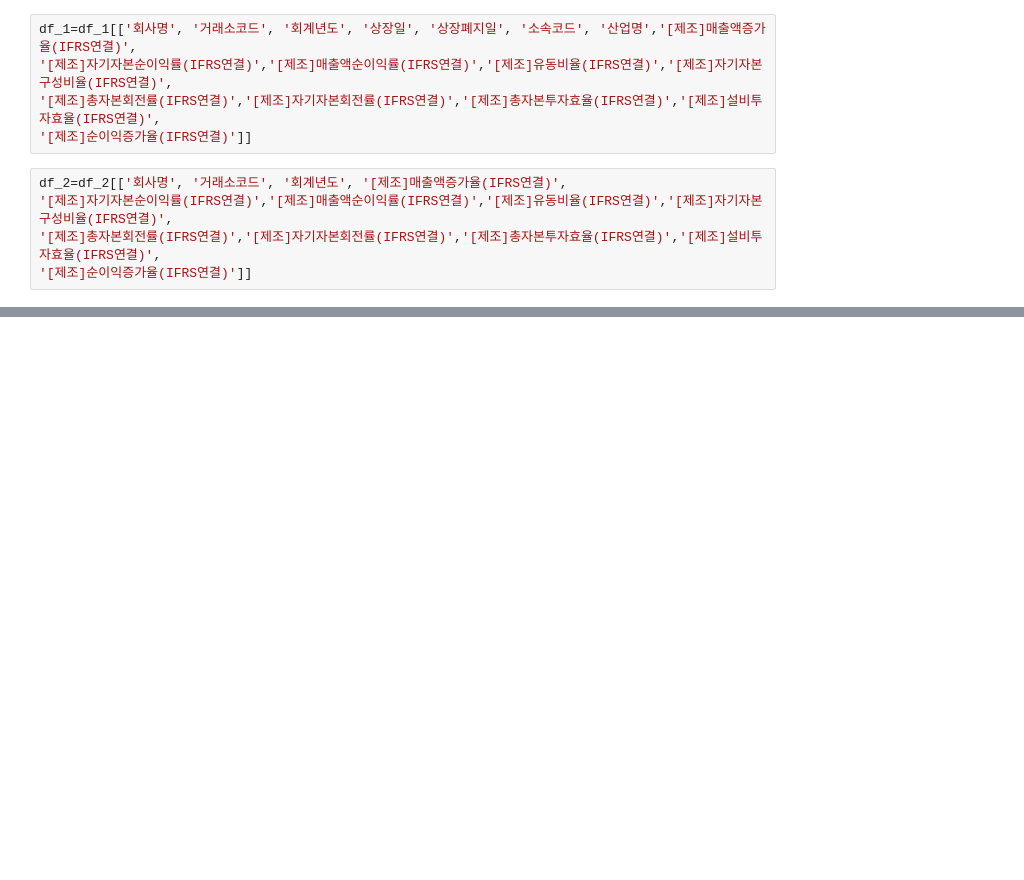
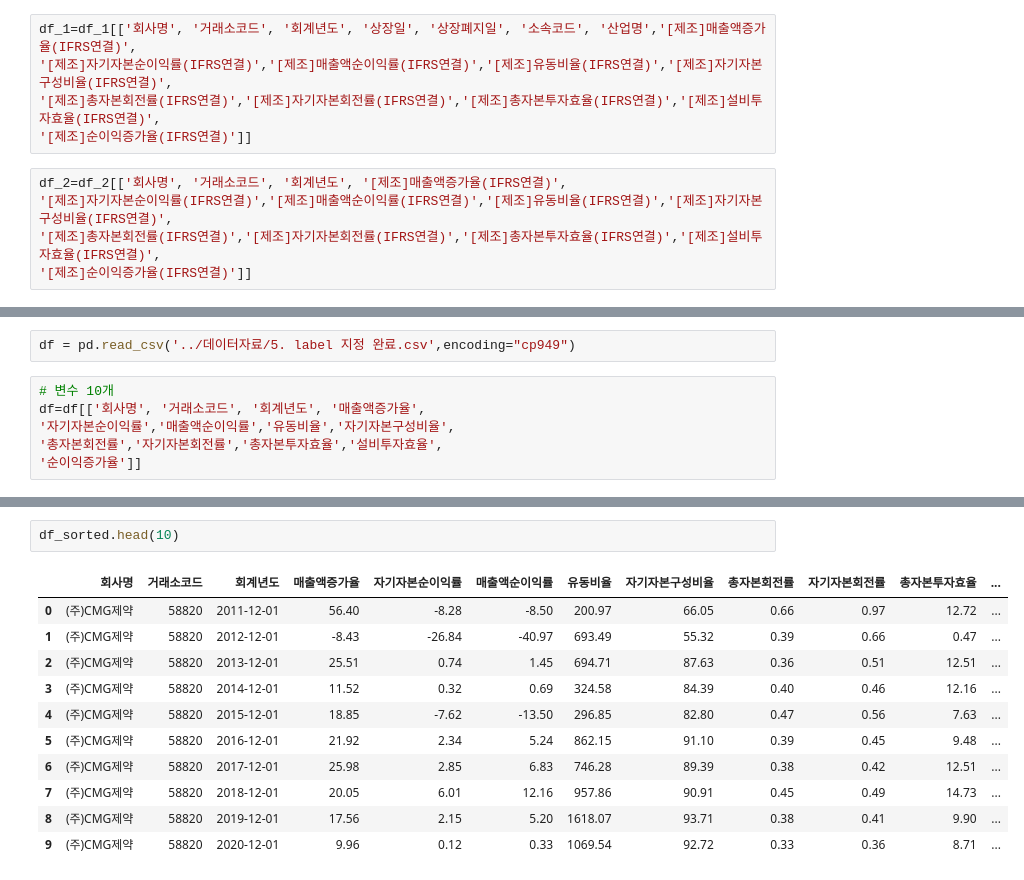
Before and after one commit to Il1Il1IllI1I/scorpion, a Jupyter notebook: clone/Joo.ipynb, the cells around one changed output, grey strips where cells are left out. Saved outputs shown, nothing was run; the diff lists cells and outputs as text; blank space fills up the shorter version.

```diff
--- a/clone/Joo.ipynb
+++ b/clone/Joo.ipynb
@@ -138,0 +129,8 @@ memory usage: 1.9+ MB
+# %%
+df = pd.read_csv('../데이터자료/5. label 지정 완료.csv',encoding="cp949")
+# %%
+# 변수 10개
+df=df[['회사명', '거래소코드', '회계년도', '매출액증가율',
+'자기자본순이익률','매출액순이익률','유동비율','자기자본구성비율',
+'총자본회전률','자기자본회전률','총자본투자효율','설비투자효율',
+'순이익증가율']]
@@ -138,0 +206,14 @@ memory usage: 1.9+ MB
+# %%
+df_sorted.head(10)
+# %% [output]
+|  | 회사명 | 거래소코드 | 회계년도 | 매출액증가율 | 자기자본순이익률 | 매출액순이익률 | 유동비율 | 자기자본구성비율 | 총자본회전률 | 자기자본회전률 | 총자본투자효율 | ... |
+| 0 | (주)CMG제약 | 58820 | 2011-12-01 | 56.40 | -8.28 | -8.50 | 200.97 | 66.05 | 0.66 | 0.97 | 12.72 | ... |
+| 1 | (주)CMG제약 | 58820 | 2012-12-01 | -8.43 | -26.84 | -40.97 | 693.49 | 55.32 | 0.39 | 0.66 | 0.47 | ... |
+| 2 | (주)CMG제약 | 58820 | 2013-12-01 | 25.51 | 0.74 | 1.45 | 694.71 | 87.63 | 0.36 | 0.51 | 12.51 | ... |
+| 3 | (주)CMG제약 | 58820 | 2014-12-01 | 11.52 | 0.32 | 0.69 | 324.58 | 84.39 | 0.40 | 0.46 | 12.16 | ... |
+| 4 | (주)CMG제약 | 58820 | 2015-12-01 | 18.85 | -7.62 | -13.50 | 296.85 | 82.80 | 0.47 | 0.56 | 7.63 | ... |
+| 5 | (주)CMG제약 | 58820 | 2016-12-01 | 21.92 | 2.34 | 5.24 | 862.15 | 91.10 | 0.39 | 0.45 | 9.48 | ... |
+| 6 | (주)CMG제약 | 58820 | 2017-12-01 | 25.98 | 2.85 | 6.83 | 746.28 | 89.39 | 0.38 | 0.42 | 12.51 | ... |
+| 7 | (주)CMG제약 | 58820 | 2018-12-01 | 20.05 | 6.01 | 12.16 | 957.86 | 90.91 | 0.45 | 0.49 | 14.73 | ... |
+| 8 | (주)CMG제약 | 58820 | 2019-12-01 | 17.56 | 2.15 | 5.20 | 1618.07 | 93.71 | 0.38 | 0.41 | 9.90 | ... |
+| 9 | (주)CMG제약 | 58820 | 2020-12-01 | 9.96 | 0.12 | 0.33 | 1069.54 | 92.72 | 0.33 | 0.36 | 8.71 | ... |
```
Also changed, not shown: parts of 9 cells of this notebook.
